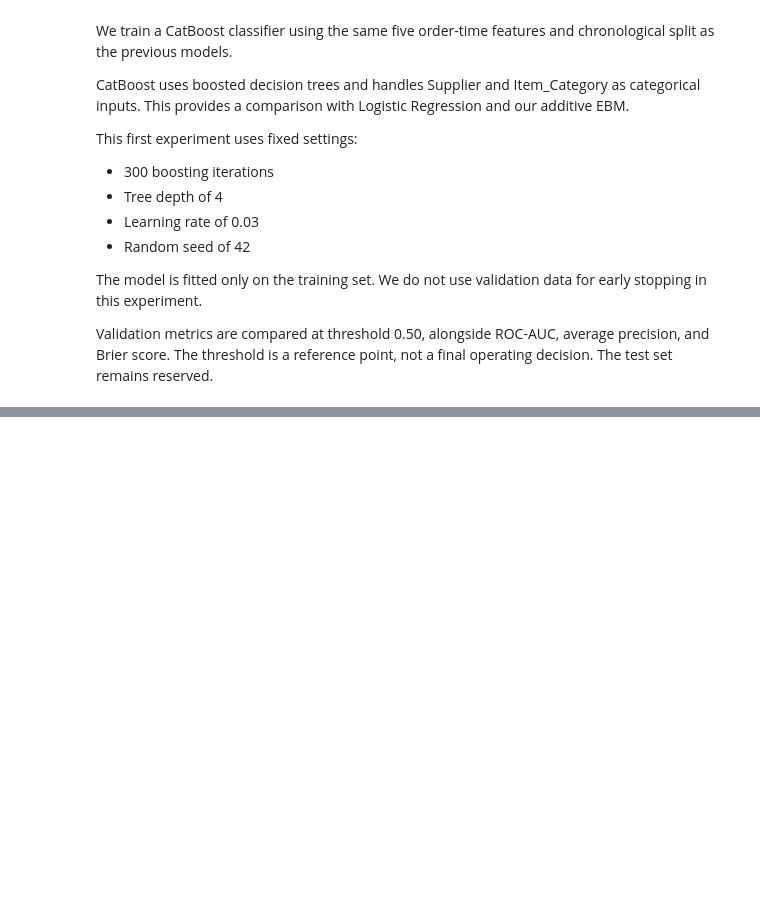
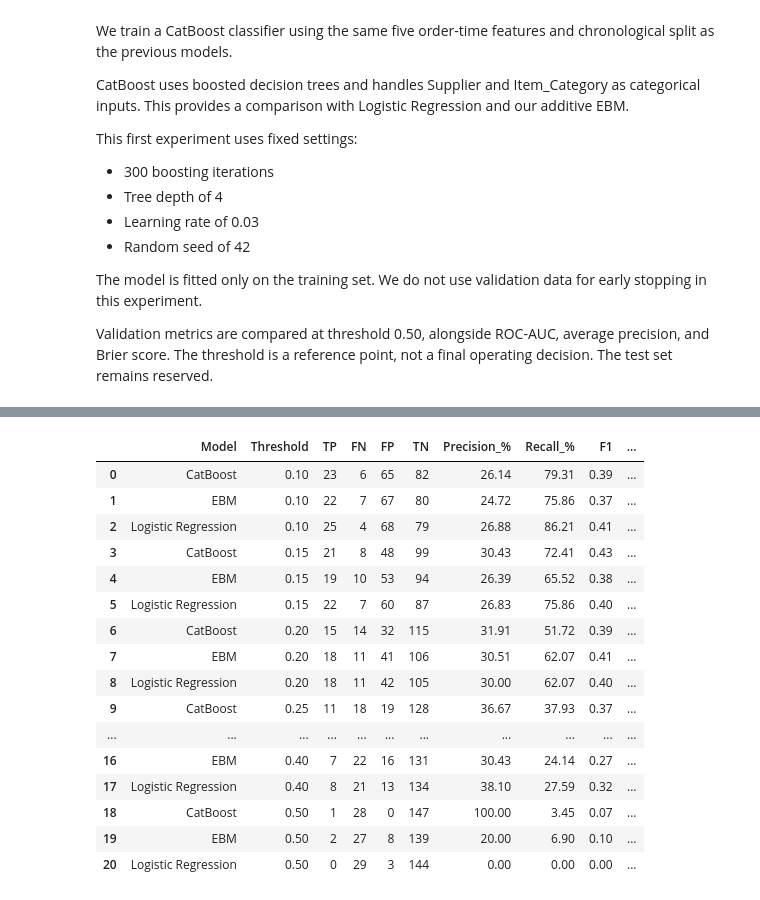
Before and after one commit to ahmasaidMDT/procuresight-ai, a Jupyter notebook: notebooks/04_compliance_modelling.ipynb, the cells around one changed output, grey strips where cells are left out. Cells and saved outputs as stored; diff of their text form; code cells hidden in the pictures; blank space fills up the shorter version.

```diff
--- a/notebooks/04_compliance_modelling.ipynb
+++ b/notebooks/04_compliance_modelling.ipynb
@@ -1434,0 +1452,60 @@ Training completed in 4.26 seconds
+# %%
+threshold_rows = []
+
+for model_name, probabilities in {
+    "Logistic Regression": logistic_probability,
+    "EBM": ebm_probability,
+    "CatBoost": catboost_probability,
+}.items():
+    for threshold in [0.10, 0.15, 0.20, 0.25, 0.30, 0.40, 0.50]:
+        prediction = (probabilities >= threshold).astype(int)
+
+        tn, fp, fn, tp = confusion_matrix(
+            y_validation, prediction, labels=[0, 1]
+        ).ravel()
+
+        threshold_rows.append({
+            "Model": model_name,
+            "Threshold": threshold,
+            "TP": tp,
+            "FN": fn,
+            "FP": fp,
+            "TN": tn,
+            "Precision_%": (
+                100 * tp / (tp + fp) if tp + fp else np.nan
+            ),
+            "Recall_%": (
+                100 * tp / (tp + fn) if tp + fn else np.nan
+            ),
+            "F1": f1_score(
+                y_validation, prediction, zero_division=0
+            ),
+            "Flagged_Orders": int(prediction.sum()),
+            "Review_Workload_%": 100 * prediction.mean(),
+        })
+
+model_threshold_comparison = (
+    pd.DataFrame(threshold_rows)
+    .sort_values(["Threshold", "Model"])
+    .reset_index(drop=True)
+)
+
+display(model_threshold_comparison.round(2))
+# %% [output]
+|  | Model | Threshold | TP | FN | FP | TN | Precision_% | Recall_% | F1 | ... |
+| 0 | CatBoost | 0.10 | 23 | 6 | 65 | 82 | 26.14 | 79.31 | 0.39 | ... |
+| 1 | EBM | 0.10 | 22 | 7 | 67 | 80 | 24.72 | 75.86 | 0.37 | ... |
+| 2 | Logistic Regression | 0.10 | 25 | 4 | 68 | 79 | 26.88 | 86.21 | 0.41 | ... |
+| 3 | CatBoost | 0.15 | 21 | 8 | 48 | 99 | 30.43 | 72.41 | 0.43 | ... |
+| 4 | EBM | 0.15 | 19 | 10 | 53 | 94 | 26.39 | 65.52 | 0.38 | ... |
+| 5 | Logistic Regression | 0.15 | 22 | 7 | 60 | 87 | 26.83 | 75.86 | 0.40 | ... |
+| 6 | CatBoost | 0.20 | 15 | 14 | 32 | 115 | 31.91 | 51.72 | 0.39 | ... |
+| 7 | EBM | 0.20 | 18 | 11 | 41 | 106 | 30.51 | 62.07 | 0.41 | ... |
+| 8 | Logistic Regression | 0.20 | 18 | 11 | 42 | 105 | 30.00 | 62.07 | 0.40 | ... |
+| 9 | CatBoost | 0.25 | 11 | 18 | 19 | 128 | 36.67 | 37.93 | 0.37 | ... |
+| ... | ... | ... | ... | ... | ... | ... | ... | ... | ... | ... |
+| 16 | EBM | 0.40 | 7 | 22 | 16 | 131 | 30.43 | 24.14 | 0.27 | ... |
+| 17 | Logistic Regression | 0.40 | 8 | 21 | 13 | 134 | 38.10 | 27.59 | 0.32 | ... |
+| 18 | CatBoost | 0.50 | 1 | 28 | 0 | 147 | 100.00 | 3.45 | 0.07 | ... |
+| 19 | EBM | 0.50 | 2 | 27 | 8 | 139 | 20.00 | 6.90 | 0.10 | ... |
+| 20 | Logistic Regression | 0.50 | 0 | 29 | 3 | 144 | 0.00 | 0.00 | 0.00 | ... |
```
Also changed, not shown: parts of 20 cells of this notebook.
